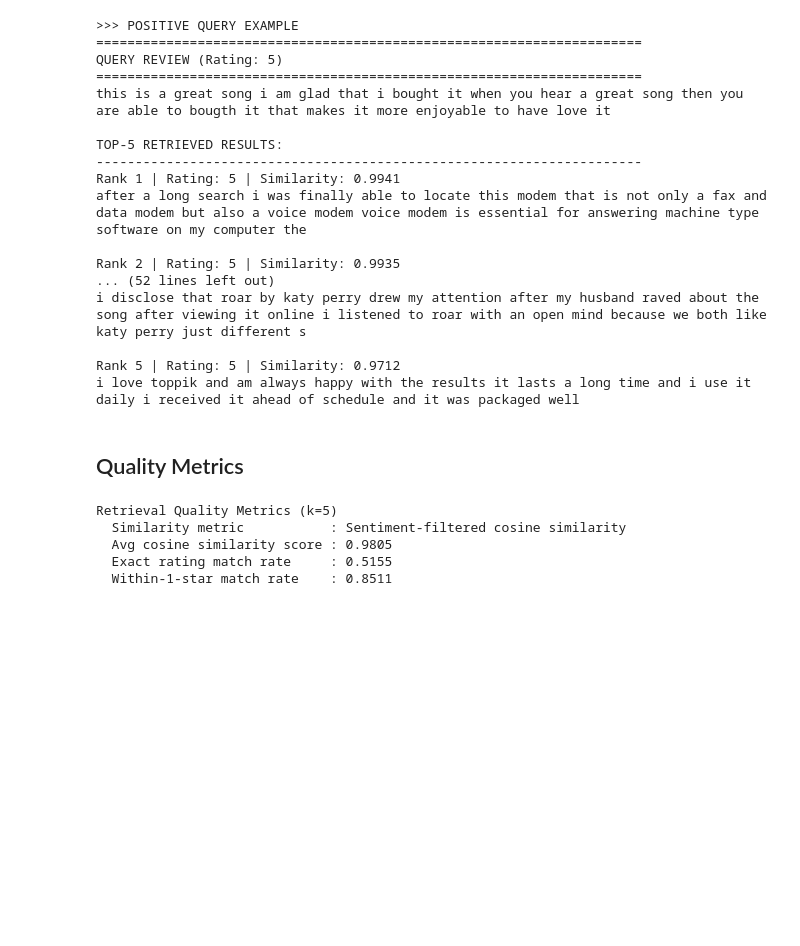
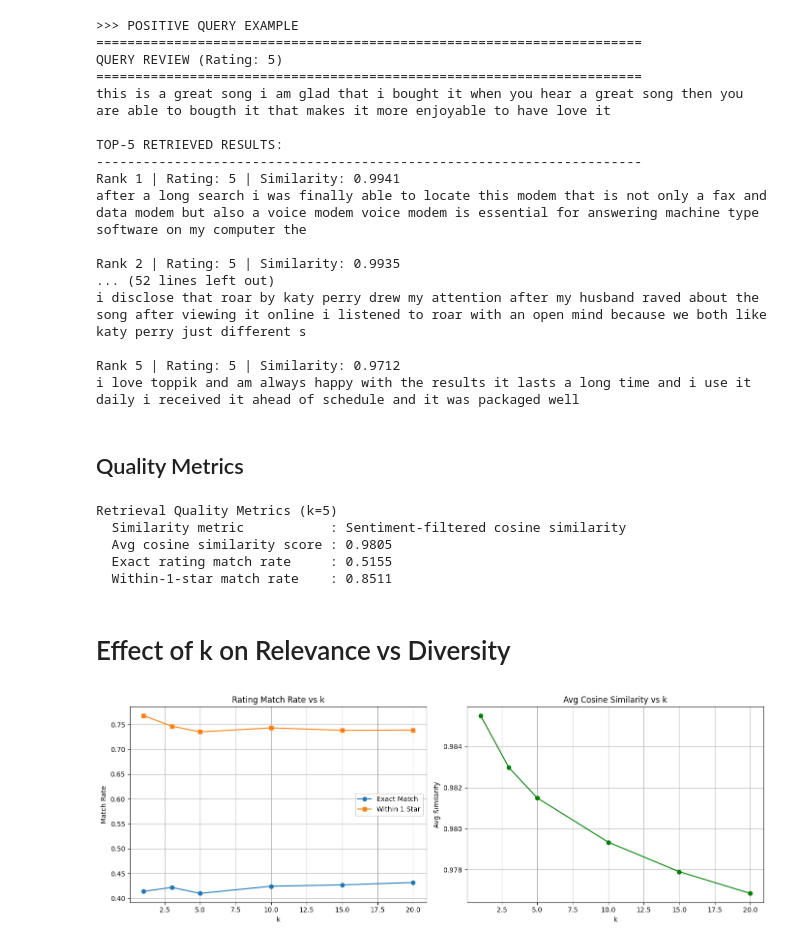
Before and after one commit to maryam2004-hub/i236004-NLP-Assignment3, a Jupyter notebook: i236004_NLP_Assignment3.ipynb, the cells around one changed output. Cells and saved outputs as stored; diff of their text form; code cells hidden in the pictures; blank space fills up the shorter version.

Commit message:
Visualisation comparision between Rating and Cosine Similarity

```diff
--- a/i236004_NLP_Assignment3.ipynb
+++ b/i236004_NLP_Assignment3.ipynb
@@ -932,3 +932,51 @@ Retrieval Quality Metrics (k=5)
   Avg cosine similarity score : 0.9805
   Exact rating match rate     : 0.5155
   Within-1-star match rate    : 0.8511
+# %% [markdown]
+# Effect of k on Relevance vs Diversity
+# %%
+import matplotlib.pyplot as plt
+
+k_values     = [1, 3, 5, 10, 15, 20]
+exact_accs   = []
+close_accs   = []
+avg_sims     = []
+
+# Sample 500 test queries for speed
+sample_indices = np.random.choice(len(test_embeddings), size=500, replace=False)
+
+for k_val in k_values:
+    sampled_retrieved = []
+    for i in sample_indices:
+        query_emb = test_embeddings[i]
+        retrieved, indices, scores = retrieve_top_k(
+            query_emb, train_embeddings, train_corpus, k=k_val
+        )
+        sampled_retrieved.append({
+            'query_rating':   test_labels.iloc[i],
+            'retrieved':      retrieved,
+            'retrieved_scores': scores
+        })
+
+    exact_accs.append(rating_match_accuracy(sampled_retrieved, tolerance=0))
+    close_accs.append(rating_match_accuracy(sampled_retrieved, tolerance=1))
+    avg_sims.append(avg_similarity_score(sampled_retrieved))
+
+fig, axes = plt.subplots(1, 2, figsize=(14, 5))
+
+axes[0].plot(k_values, exact_accs, marker='o', label='Exact Match')
+axes[0].plot(k_values, close_accs, marker='s', label='Within 1 Star')
+axes[0].set_title('Rating Match Rate vs k')
+axes[0].set_xlabel('k'); axes[0].set_ylabel('Match Rate')
+axes[0].legend(); axes[0].grid(True)
+
+axes[1].plot(k_values, avg_sims, marker='o', color='green')
+axes[1].set_title('Avg Cosine Similarity vs k')
+axes[1].set_xlabel('k'); axes[1].set_ylabel('Avg Similarity')
+axes[1].grid(True)
+
+plt.tight_layout()
+plt.savefig('retrieval_k_analysis.png', dpi=150)
+plt.show()
+# %% [output]
+[figure, added]
```
